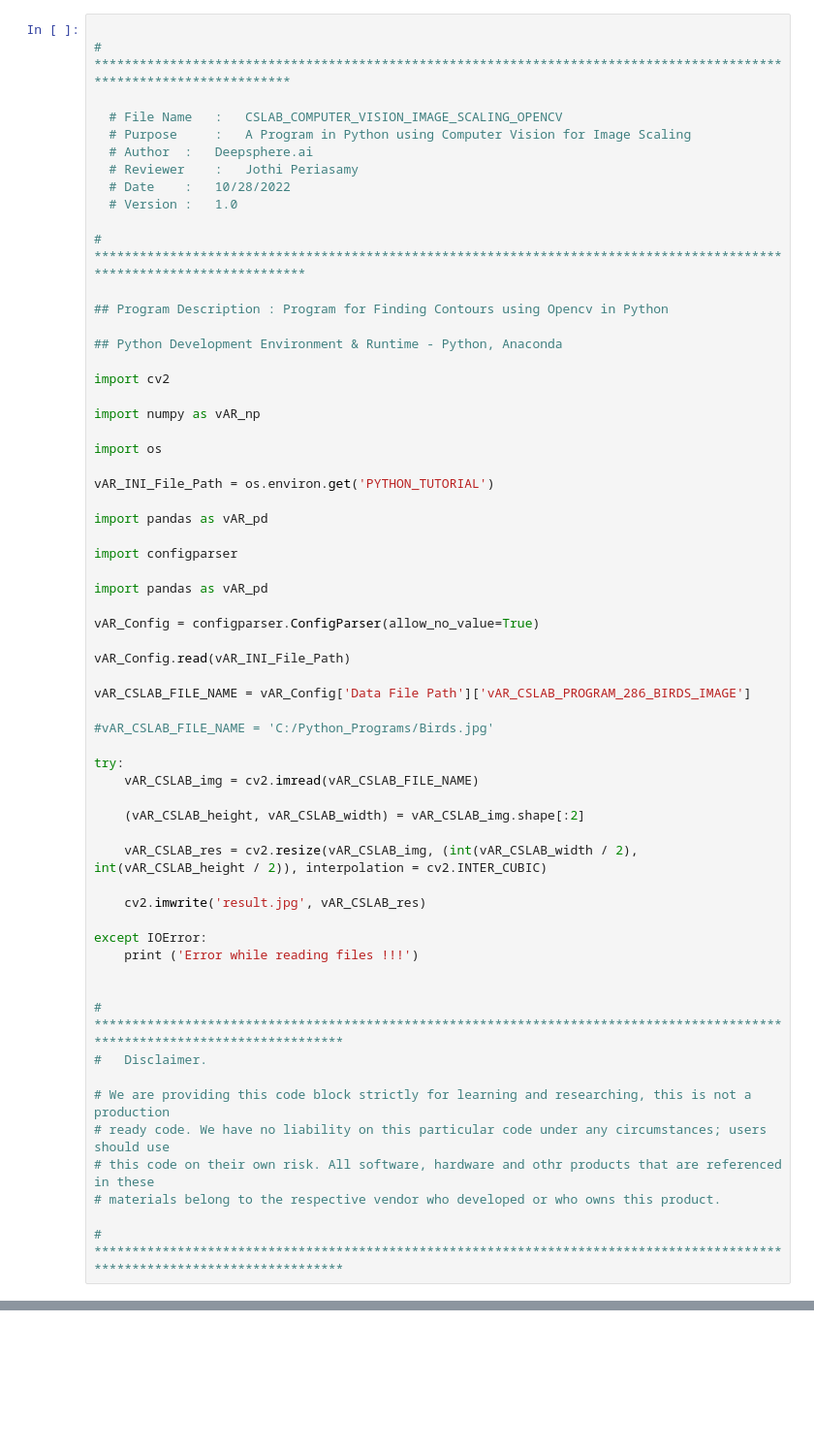
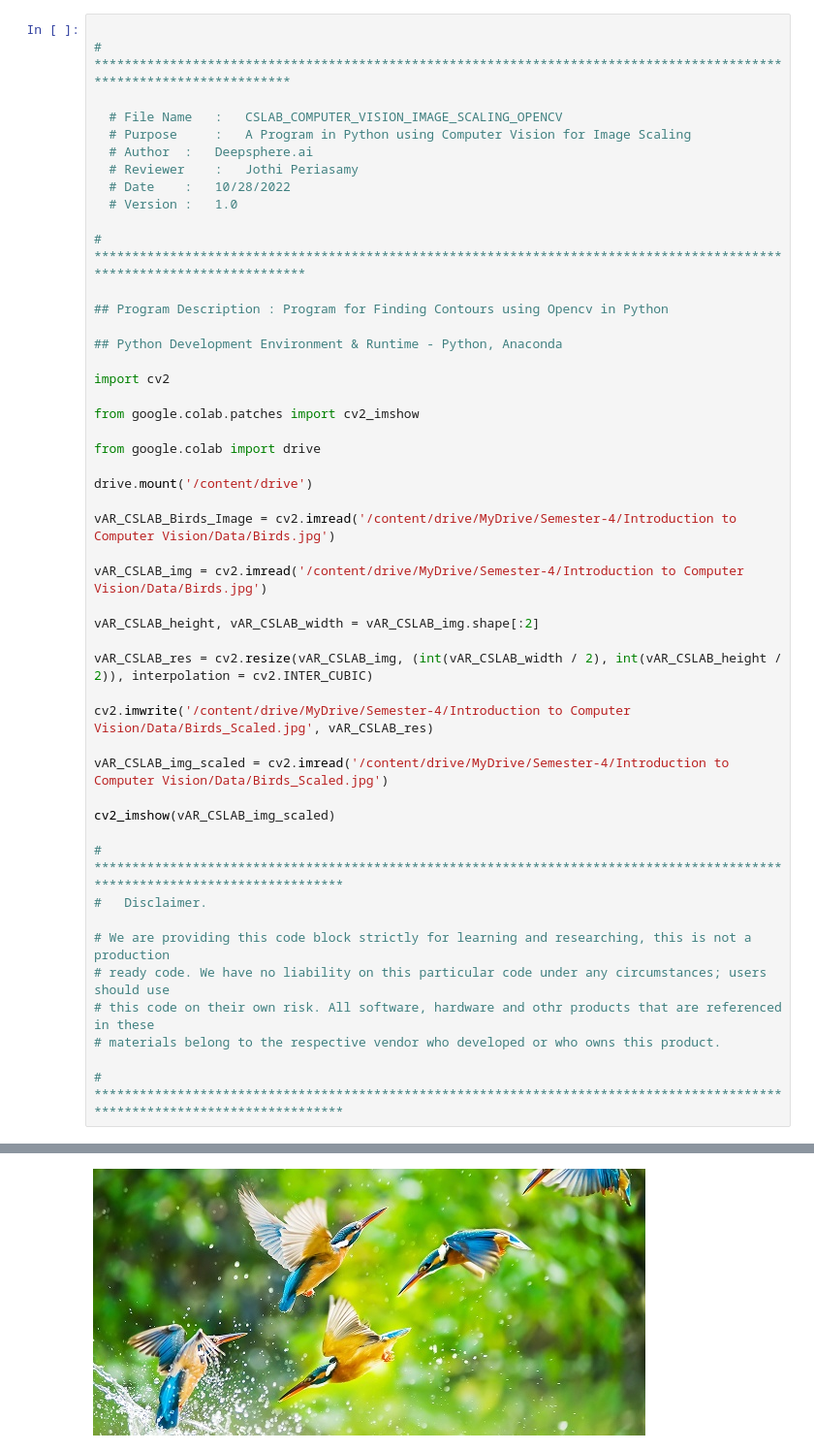
Before and after one commit to Deepsphere-AI/DSAI_Python_Programming, a Jupyter notebook: Unit-14/Python for Computer Vision/Program 292- CSLAB_COMPUTER_VISION_IMAGE_SCALING_OPENCV.ipynb, the cells around one changed output, grey strips where cells are left out. Shown: that part at 97% size. Saved outputs shown, nothing was run; the diff lists cells and outputs as text; blank space fills up the shorter version.

```diff
--- a/Unit-14/Python for Computer Vision/Program 292- CSLAB_COMPUTER_VISION_IMAGE_SCALING_OPENCV.ipynb
+++ b/Unit-14/Python for Computer Vision/Program 292- CSLAB_COMPUTER_VISION_IMAGE_SCALING_OPENCV.ipynb
@@ -19,38 +19,25 @@
 
 import cv2
 
-import numpy as vAR_np
+from google.colab.patches import cv2_imshow
 
-import os
+from google.colab import drive
 
-vAR_INI_File_Path = os.environ.get('PYTHON_TUTORIAL')
+drive.mount('/content/drive')
 
-import pandas as vAR_pd
+vAR_CSLAB_Birds_Image = cv2.imread('/content/drive/MyDrive/Semester-4/Introduction to Computer Vision/Data/Birds.jpg')
 
-import configparser
+vAR_CSLAB_img = cv2.imread('/content/drive/MyDrive/Semester-4/Introduction to Computer Vision/Data/Birds.jpg')
 
-import pandas as vAR_pd
+vAR_CSLAB_height, vAR_CSLAB_width = vAR_CSLAB_img.shape[:2]
 
-vAR_Config = configparser.ConfigParser(allow_no_value=True)
+vAR_CSLAB_res = cv2.resize(vAR_CSLAB_img, (int(vAR_CSLAB_width / 2), int(vAR_CSLAB_height / 2)), interpolation = cv2.INTER_CUBIC)
 
-vAR_Config.read(vAR_INI_File_Path)
+cv2.imwrite('/content/drive/MyDrive/Semester-4/Introduction to Computer Vision/Data/Birds_Scaled.jpg', vAR_CSLAB_res)
 
-vAR_CSLAB_FILE_NAME = vAR_Config['Data File Path']['vAR_CSLAB_PROGRAM_286_BIRDS_IMAGE']
+vAR_CSLAB_img_scaled = cv2.imread('/content/drive/MyDrive/Semester-4/Introduction to Computer Vision/Data/Birds_Scaled.jpg')
 
-#vAR_CSLAB_FILE_NAME = 'C:/Python_Programs/Birds.jpg'
-
-try:
-    vAR_CSLAB_img = cv2.imread(vAR_CSLAB_FILE_NAME)
-
-    (vAR_CSLAB_height, vAR_CSLAB_width) = vAR_CSLAB_img.shape[:2]
-
-    vAR_CSLAB_res = cv2.resize(vAR_CSLAB_img, (int(vAR_CSLAB_width / 2), int(vAR_CSLAB_height / 2)), interpolation = cv2.INTER_CUBIC)
-
-    cv2.imwrite('result.jpg', vAR_CSLAB_res)
-
-except IOError:
-    print ('Error while reading files !!!')
-
+cv2_imshow(vAR_CSLAB_img_scaled)
 
 # ****************************************************************************************************************************
 #   Disclaimer.
@@ -61,3 +48,4 @@ except IOError:
 # materials belong to the respective vendor who developed or who owns this product.
 
 # ****************************************************************************************************************************
+# %% [output]
@@ -63,0 +53 @@ except IOError:
+[figure, added]
```
Also changed, not shown: parts of 1 cell of this notebook.
